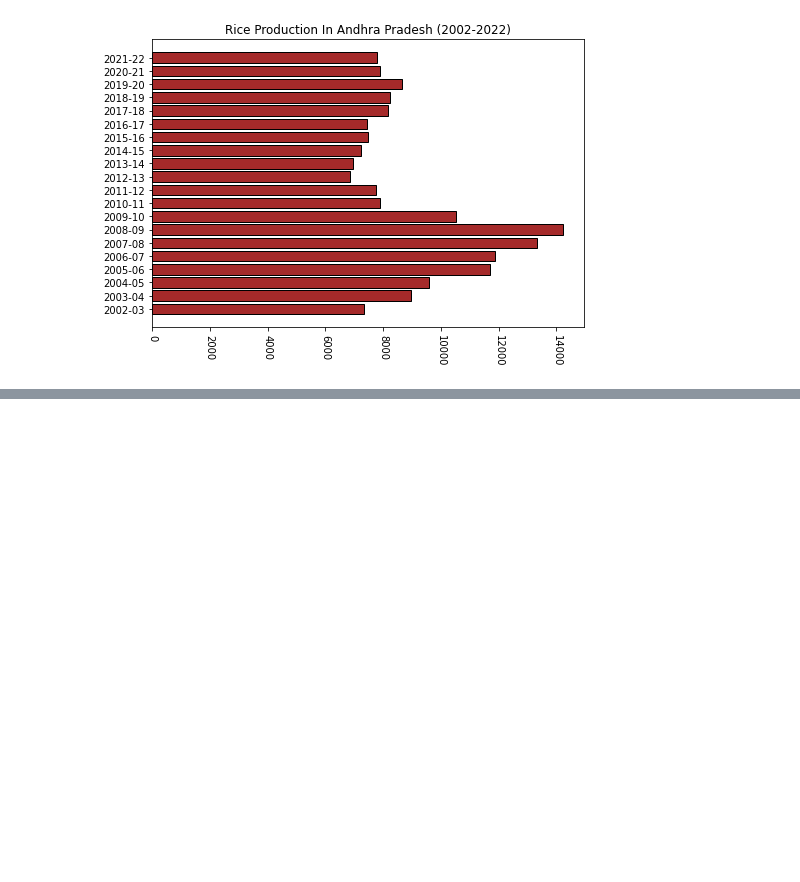
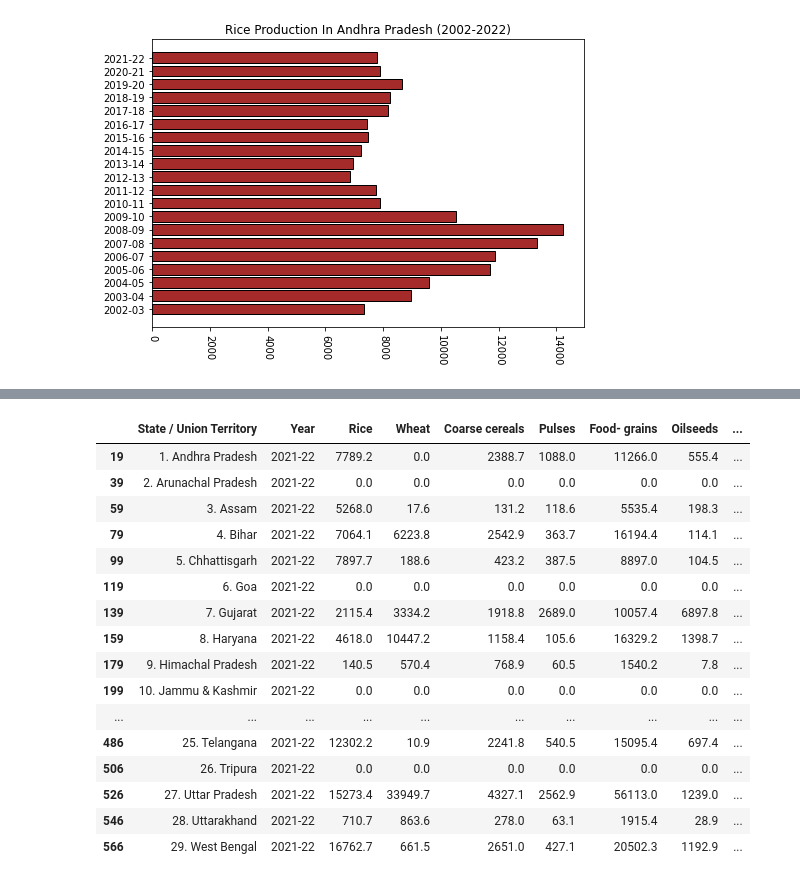
Before and after one commit to chandrakanthkarunakaran/Data-Analytics, a Jupyter notebook: DataVisualization.ipynb, the cells around one changed output, grey strips where cells are left out. Saved outputs shown, nothing was run; the diff lists cells and outputs as text; code cells hidden in the pictures; blank space fills up the shorter version.

```diff
--- a/DataVisualization.ipynb
+++ b/DataVisualization.ipynb
@@ -183,0 +194,33 @@ plt.show()
+# %%
+# Load Data
+
+import pandas as pd
+
+data=pd.read_csv("CROPSINDIA2002-2022.csv")
+
+# Forward Fill Null Values In State Column
+
+data.fillna(method='ffill',inplace=True)
+
+# Selecting Statewise Data Alone
+
+dataStates=data.loc[~data["State / Union Territory"].isin(['All India',
+ 'All States',
+ 'Union Territories'])]
+
+dataStates.loc[:,"State"]=[x.split(".")[-1].strip() for x in dataStates["State / Union Territory"]]
+
+# Changing Data-Type On Numerical Columns
+
+numCols=['Rice', 'Wheat', 'Coarse cereals',
+       'Pulses', 'Food- grains', 'Oilseeds', 'Cotton (Lint)', 'Sugar- cane',
+       'Raw Jute & Mesta']
+
+dataStates[numCols]=dataStates[numCols].replace(to_replace="-",value=0)
+
+
+for col in numCols:
+
+    print(col)
+
+    dataStates[col]=dataStates[col].astype(float)
@@ -183,0 +340,22 @@ plt.show()
+# %%
+dataPeriod=dataStates.loc[dataStates["Year"]=="2021-22"]
+# %%
+dataPeriod
+# %% [output]
+|  | State / Union Territory | Year | Rice | Wheat | Coarse cereals | Pulses | Food- grains | Oilseeds | ... |
+| 19 | 1. Andhra Pradesh | 2021-22 | 7789.2 | 0.0 | 2388.7 | 1088.0 | 11266.0 | 555.4 | ... |
+| 39 | 2. Arunachal Pradesh | 2021-22 | 0.0 | 0.0 | 0.0 | 0.0 | 0.0 | 0.0 | ... |
+| 59 | 3. Assam | 2021-22 | 5268.0 | 17.6 | 131.2 | 118.6 | 5535.4 | 198.3 | ... |
+| 79 | 4. Bihar | 2021-22 | 7064.1 | 6223.8 | 2542.9 | 363.7 | 16194.4 | 114.1 | ... |
+| 99 | 5. Chhattisgarh | 2021-22 | 7897.7 | 188.6 | 423.2 | 387.5 | 8897.0 | 104.5 | ... |
+| 119 | 6. Goa | 2021-22 | 0.0 | 0.0 | 0.0 | 0.0 | 0.0 | 0.0 | ... |
+| 139 | 7. Gujarat | 2021-22 | 2115.4 | 3334.2 | 1918.8 | 2689.0 | 10057.4 | 6897.8 | ... |
+| 159 | 8. Haryana | 2021-22 | 4618.0 | 10447.2 | 1158.4 | 105.6 | 16329.2 | 1398.7 | ... |
+| 179 | 9. Himachal Pradesh | 2021-22 | 140.5 | 570.4 | 768.9 | 60.5 | 1540.2 | 7.8 | ... |
+| 199 | 10. Jammu & Kashmir | 2021-22 | 0.0 | 0.0 | 0.0 | 0.0 | 0.0 | 0.0 | ... |
+| ... | ... | ... | ... | ... | ... | ... | ... | ... | ... |
+| 486 | 25. Telangana | 2021-22 | 12302.2 | 10.9 | 2241.8 | 540.5 | 15095.4 | 697.4 | ... |
+| 506 | 26. Tripura | 2021-22 | 0.0 | 0.0 | 0.0 | 0.0 | 0.0 | 0.0 | ... |
+| 526 | 27. Uttar Pradesh | 2021-22 | 15273.4 | 33949.7 | 4327.1 | 2562.9 | 56113.0 | 1239.0 | ... |
+| 546 | 28. Uttarakhand | 2021-22 | 710.7 | 863.6 | 278.0 | 63.1 | 1915.4 | 28.9 | ... |
+| 566 | 29. West Bengal | 2021-22 | 16762.7 | 661.5 | 2651.0 | 427.1 | 20502.3 | 1192.9 | ... |
```
Also changed, not shown: parts of 20 cells of this notebook, 4 other files.
